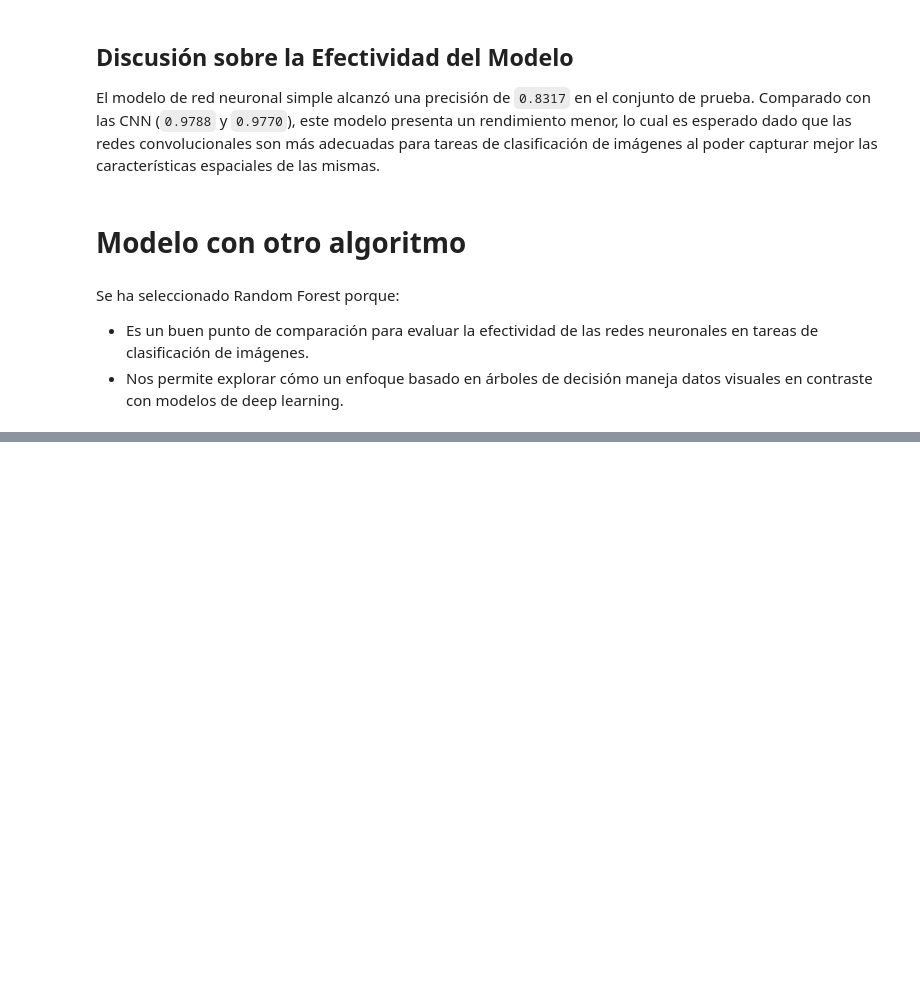
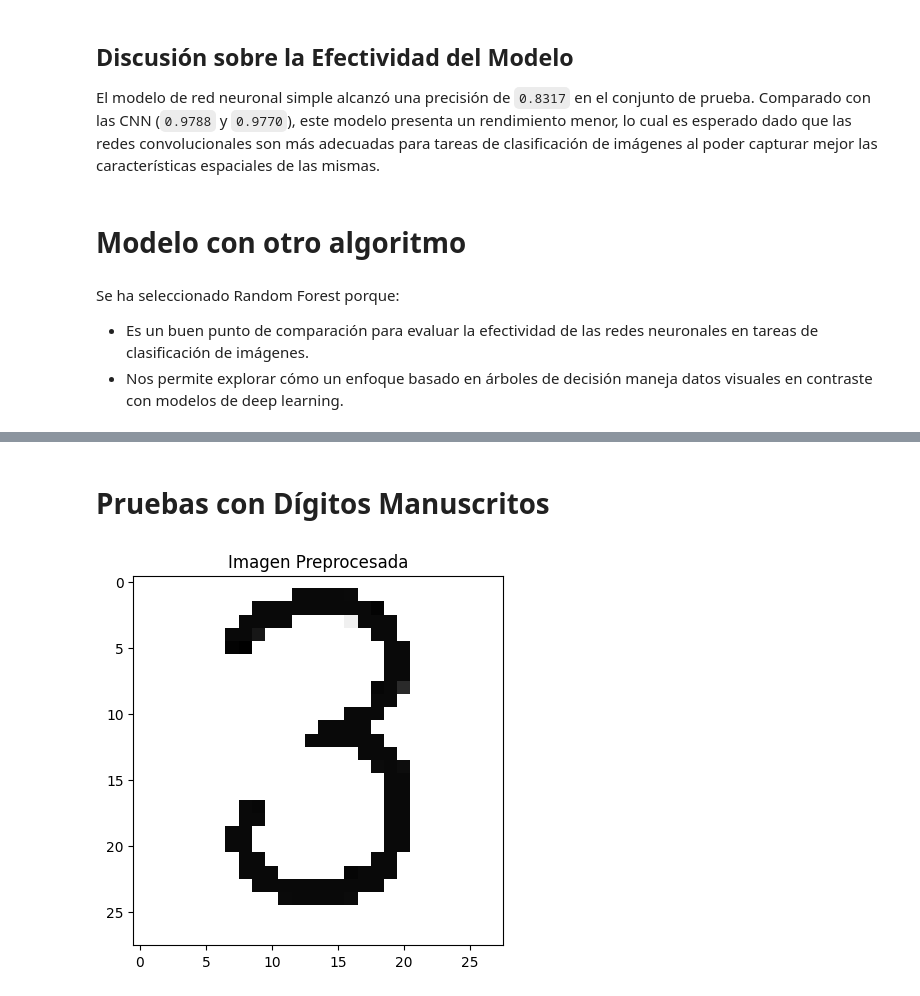
Before and after one commit to FerEsq/DS-Lab-04, a Jupyter notebook: lab4.ipynb, the cells around one changed output, grey strips where cells are left out. Saved outputs shown, nothing was run; the diff lists cells and outputs as text; code cells hidden in the pictures; blank space fills up the shorter version.

```diff
--- a/lab4.ipynb
+++ b/lab4.ipynb
@@ -380,0 +414,27 @@ print(f'Random Forest - Precisión en el conjunto de prueba: {test_accuracy:.4f}
+# %% [markdown]
+# Pruebas con Dígitos Manuscritos
+# %%
+import cv2
+import matplotlib.pyplot as plt
+
+# Cargar y preprocesar la imagen
+img_path = 'ourDigits/fs-3.jpg'  # Usa la ruta de tu imagen
+img = cv2.imread(img_path, cv2.IMREAD_GRAYSCALE)
+img_resized = cv2.resize(img, (28, 28))
+img_normalized = img_resized.astype('float32') / 255.0
+img_expanded = np.expand_dims(img_normalized, axis=-1)
+img_expanded = np.expand_dims(img_expanded, axis=0)
+
+# Mostrar la imagen preprocesada
+plt.imshow(img_resized, cmap='gray')
+plt.title('Imagen Preprocesada')
+plt.show()
+
+# Realizar predicción
+prediction = model2.predict(img_expanded)
+predicted_class = np.argmax(prediction)
+
+# Mostrar predicción
+print(f'Predicción: {predicted_class}')
+# %% [output]
+[figure, added]
```
Also changed, not shown: parts of 10 cells of this notebook, 13 other files.
